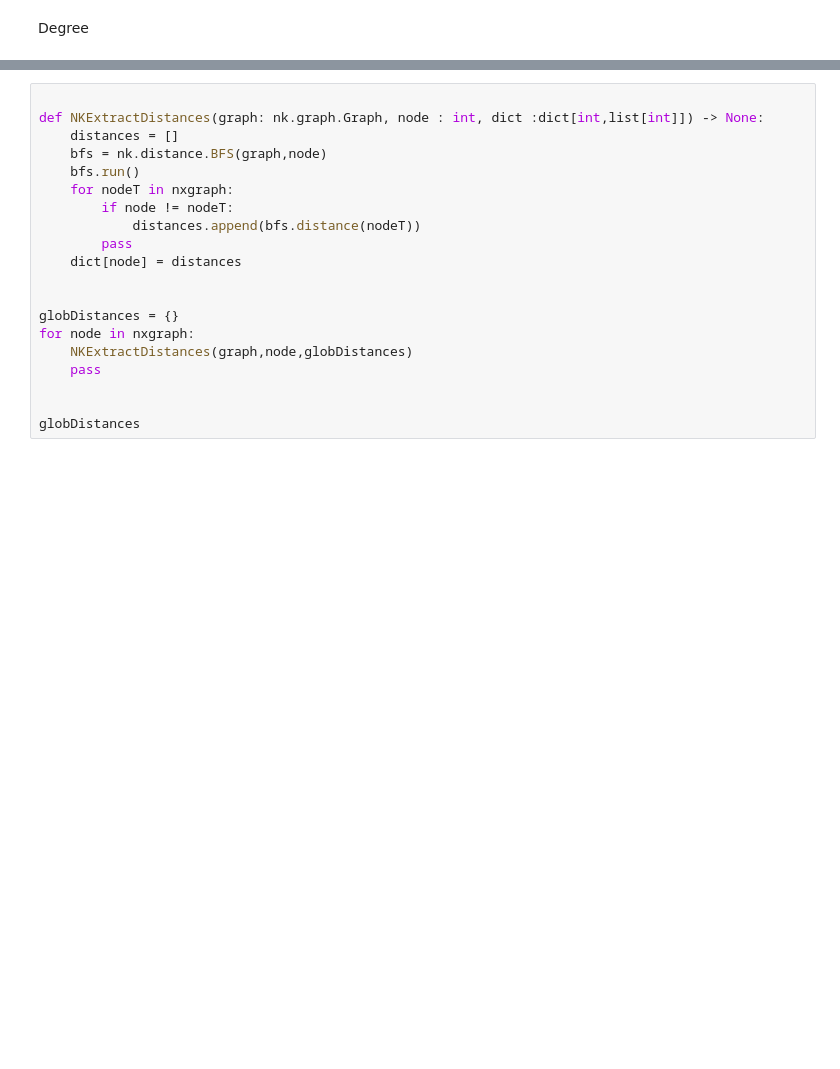
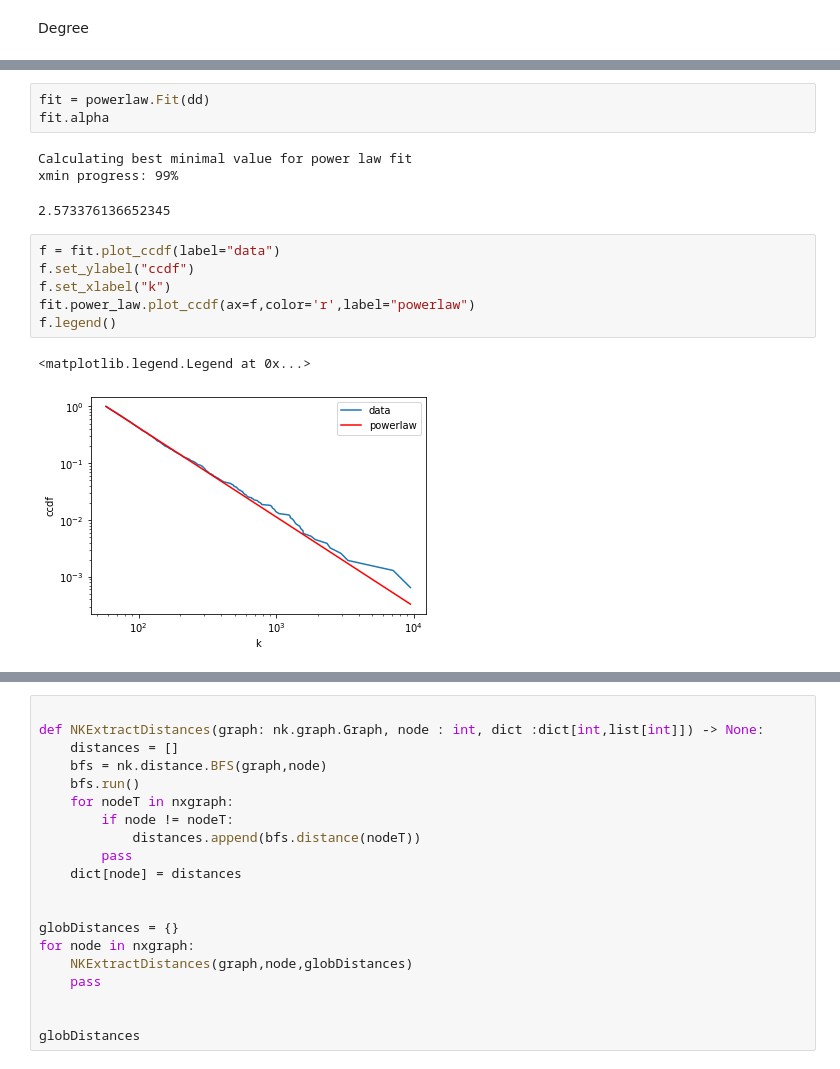
Before and after one commit to IlVirtuoso/Avrcp, a Jupyter notebook: NetAnalysis/doc/network.ipynb, the cells around one changed output, grey strips where cells are left out. Saved outputs shown, nothing was run; the diff lists cells and outputs as text; blank space fills up the shorter version.

Commit message:
plotted power law, start discussion

```diff
--- a/NetAnalysis/doc/network.ipynb
+++ b/NetAnalysis/doc/network.ipynb
@@ -83,0 +100,16 @@ Variance: 6526.544335754138
+# %%
+fit = powerlaw.Fit(dd)
+fit.alpha
+# %% [output]
+Calculating best minimal value for power law fit
+xmin progress: 99%
+2.573376136652345
+# %%
+f = fit.plot_ccdf(label="data")
+f.set_ylabel("ccdf")
+f.set_xlabel("k")
+fit.power_law.plot_ccdf(ax=f,color='r',label="powerlaw")
+f.legend()
+# %% [output]
+<matplotlib.legend.Legend at 0x...>
+[figure, added]
```
Also changed, not shown: parts of 20 cells of this notebook, 5 other files.
